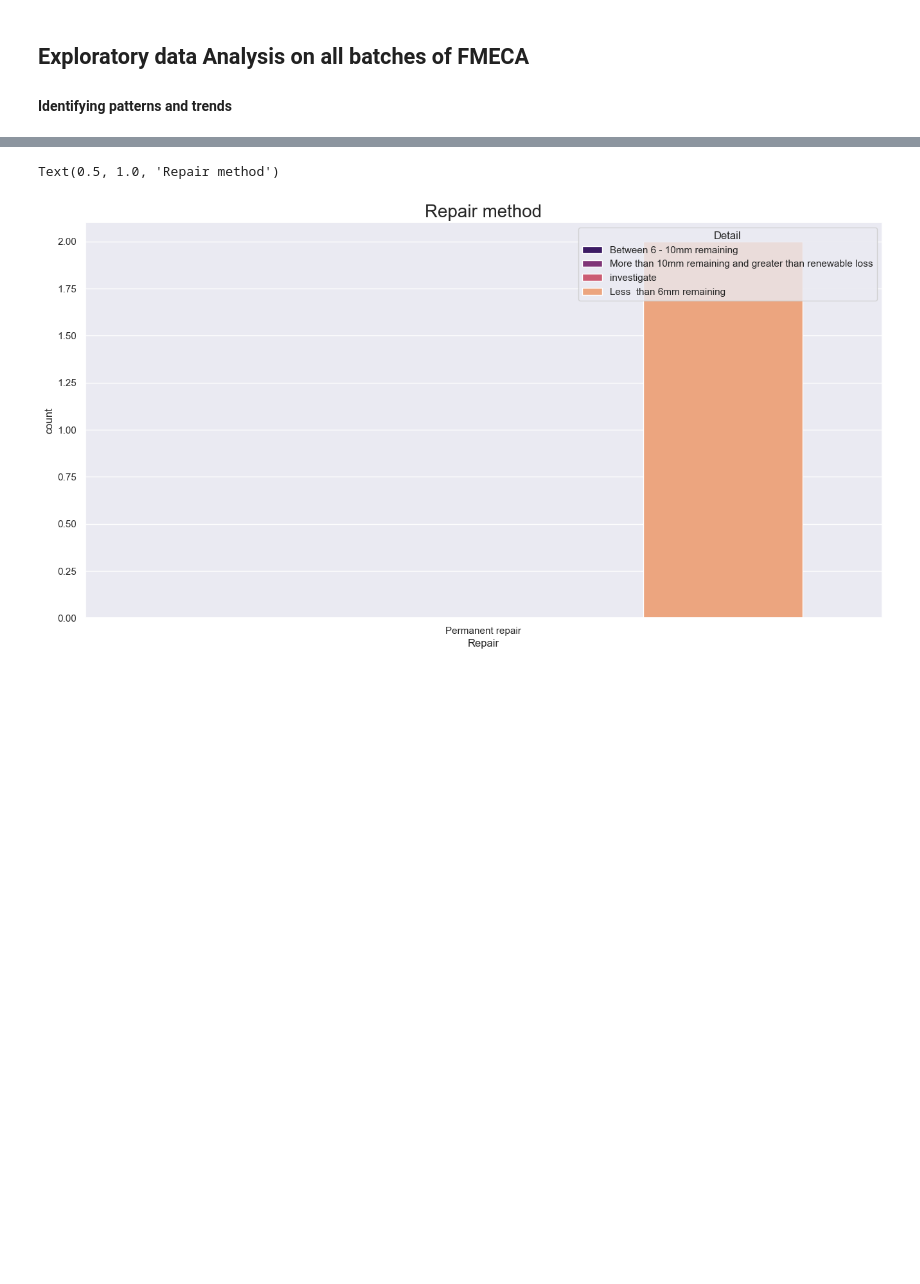
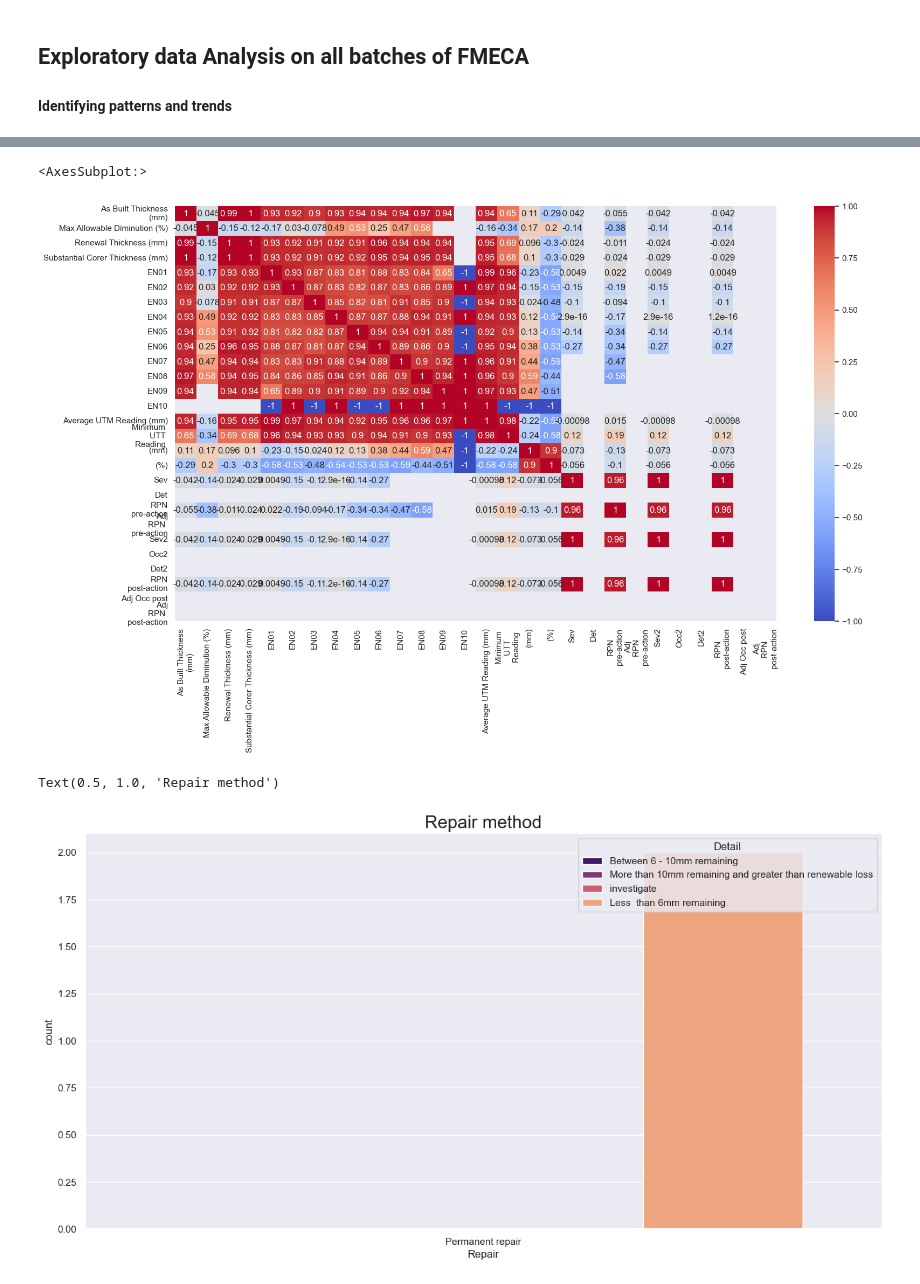
Before and after one commit to nishamnisham/PythonScripts, a Jupyter notebook: XLWINGS/jad_fmeca_allBatches_EDA.ipynb, the cells around one changed output, grey strips where cells are left out. Drawn from its saved outputs; the diff is of its cells as text; code cells hidden in the pictures; blank space fills up the shorter version.

```diff
--- a/XLWINGS/jad_fmeca_allBatches_EDA.ipynb
+++ b/XLWINGS/jad_fmeca_allBatches_EDA.ipynb
@@ -33,3 +61,9 @@ array(['Tank boundary plating', 'Stiffener web',
+# %%
+corr = df1.corr()
+sns.heatmap(corr, annot=True, cmap='coolwarm')
+# %% [output]
+<AxesSubplot:>
+[figure, added]
 # %%
 sns.set(rc={'figure.figsize':(16,8)})
 a = sns.countplot(x= 'Repair',
```
Also changed, not shown: parts of 13 cells of this notebook.
